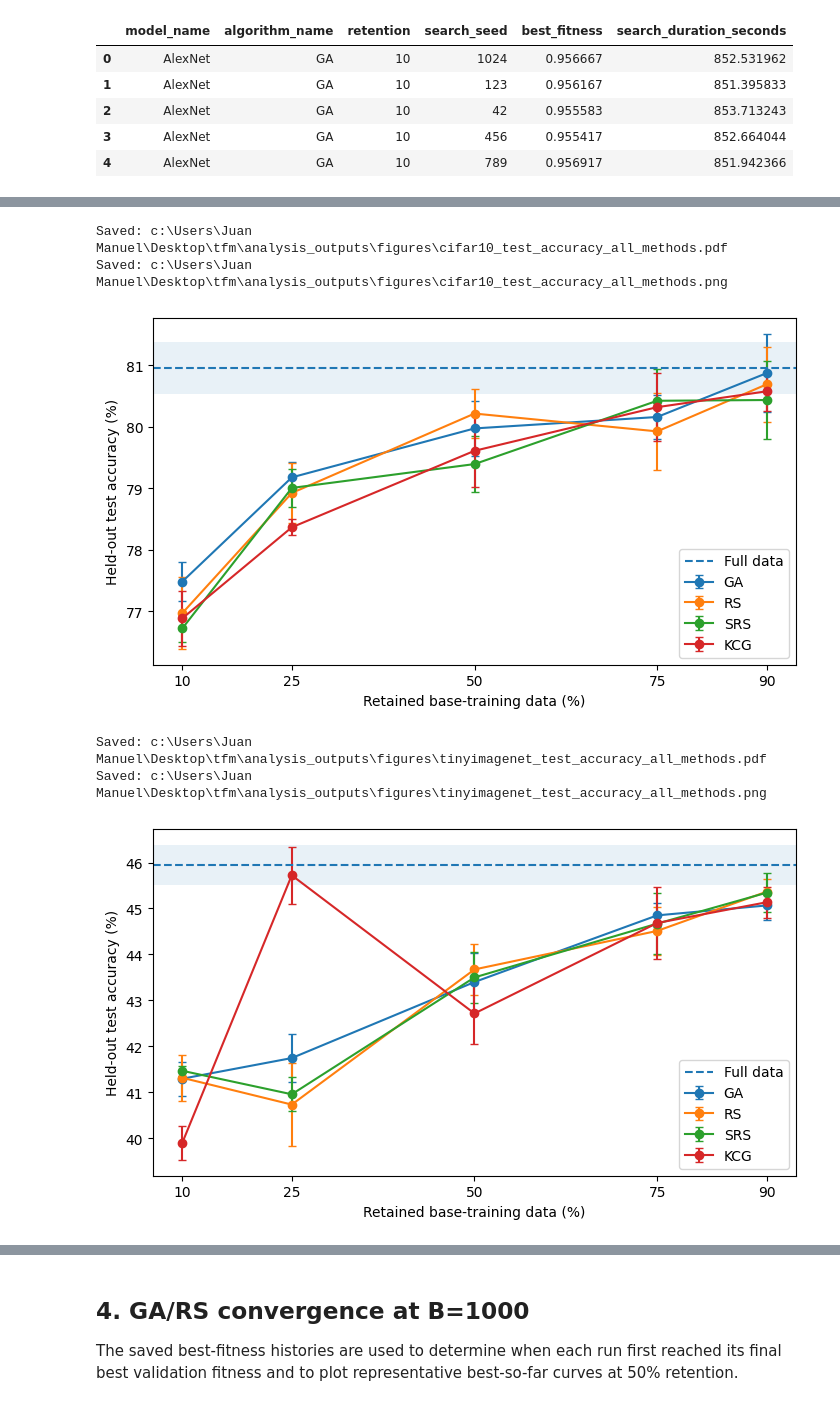
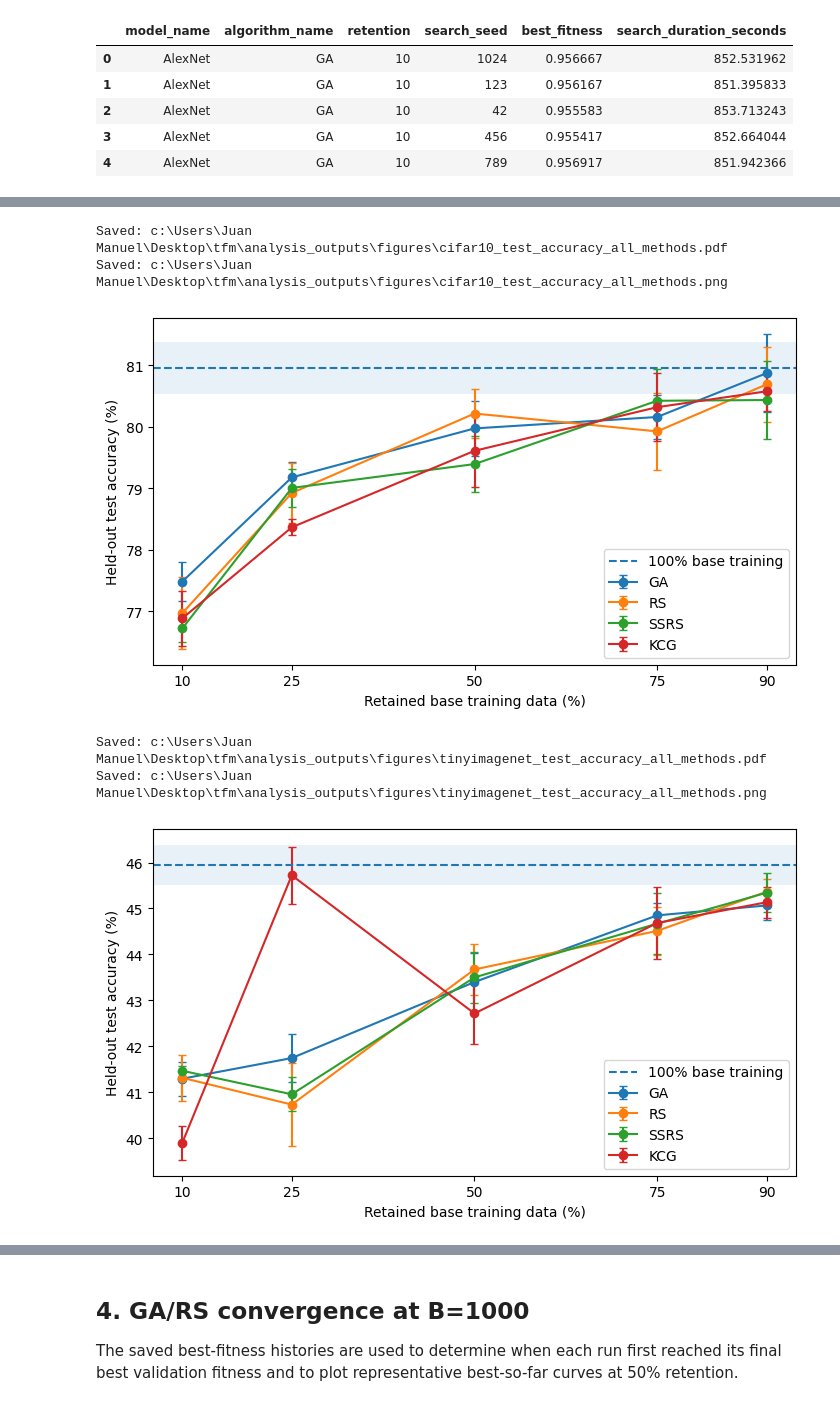
Before and after one commit to jmarg6/TFM, a Jupyter notebook: notebooks/final_results_analysis.ipynb, the cells around one changed output, grey strips where cells are left out. Drawn from its saved outputs; the diff is of its cells as text; code cells hidden in the pictures.

Commit message:
Align analysis outputs terminology with manuscript

```diff
--- a/notebooks/final_results_analysis.ipynb
+++ b/notebooks/final_results_analysis.ipynb
@@ -45,7 +45,7 @@ DATASET_NAMES = {
 
 PRELIMINARY_MODEL_NAMES = {
     "alexnet": "AlexNet",
-    "resnext": "ResNeXt",
+    "resnext": "ResNeXt-50",
     "efficientnetv2": "EfficientNetV2-S",
     "swintransformer": "Swin-T",
 }
@@ -57,10 +57,12 @@ PRELIMINARY_ALGORITHM_NAMES = {
     "MEM": "MA",
 }
 
+# Archived result files use the raw algorithm code "SRS"; the thesis
+# terminology is "SSRS" (Single Stratified Random Sample).
 MAIN_METHOD_NAMES = {
     "GEN": "GA",
     "RS": "RS",
-    "SRS": "SRS",
+    "SRS": "SSRS",
     "KCG": "KCG",
 }
 
@@ -643,7 +645,7 @@ if not (expected_blocks == 5).all():
         "contain exactly five seeds."
     )
 
-full_test_df["method"] = "Full"
+full_test_df["method"] = "100% base training"
 full_test_df["retention"] = 100
 full_test_df["dataset_name"] = full_test_df["dataset"].map(
     DATASET_NAMES
@@ -784,7 +786,7 @@ for dataset_code, dataset_name in DATASET_NAMES.items():
 
     plt.figure(figsize=(7.2, 4.2))
 
-    for method in ["GA", "RS", "SRS", "KCG"]:
+    for method in ["GA", "RS", "SSRS", "KCG"]:
         method_data = dataset_results[
             dataset_results["method"] == method
         ].sort_values("retention")
@@ -796,37 +798,37 @@ for dataset_code, dataset_name in DATASET_NAMES.items():
             marker="o",
             capsize=3,
             label=method,
         )
 
     baseline_mean = baseline["accuracy_mean"] * 100
     baseline_std = baseline["accuracy_std"] * 100
 
     plt.axhline(
         baseline_mean,
         linestyle="--",
-        label="Full data",
+        label="100% base training",
     )
     plt.axhspan(
         baseline_mean - baseline_std,
         baseline_mean + baseline_std,
         alpha=0.10,
     )
 
-    plt.xlabel("Retained base-training data (%)")
+    plt.xlabel("Retained base training data (%)")
     plt.ylabel("Held-out test accuracy (%)")
     plt.xticks(RETENTIONS)
     plt.legend()
     plt.tight_layout()
 
     save_figure(
         f"{dataset_code.lower()}_test_accuracy_all_methods"
     )
     plt.show()
 # %% [output]
 Saved: c:\Users\Juan Manuel\Desktop\tfm\analysis_outputs\figures\cifar10_test_accuracy_all_methods.pdf
 Saved: c:\Users\Juan Manuel\Desktop\tfm\analysis_outputs\figures\cifar10_test_accuracy_all_methods.png
-[figure, old version]
+[figure, new version]
 Saved: c:\Users\Juan Manuel\Desktop\tfm\analysis_outputs\figures\tinyimagenet_test_accuracy_all_methods.pdf
 Saved: c:\Users\Juan Manuel\Desktop\tfm\analysis_outputs\figures\tinyimagenet_test_accuracy_all_methods.png
-[figure, old version]
+[figure, new version]
 # %%
```
Also changed, not shown: parts of 11 cells of this notebook, 21 other files.
